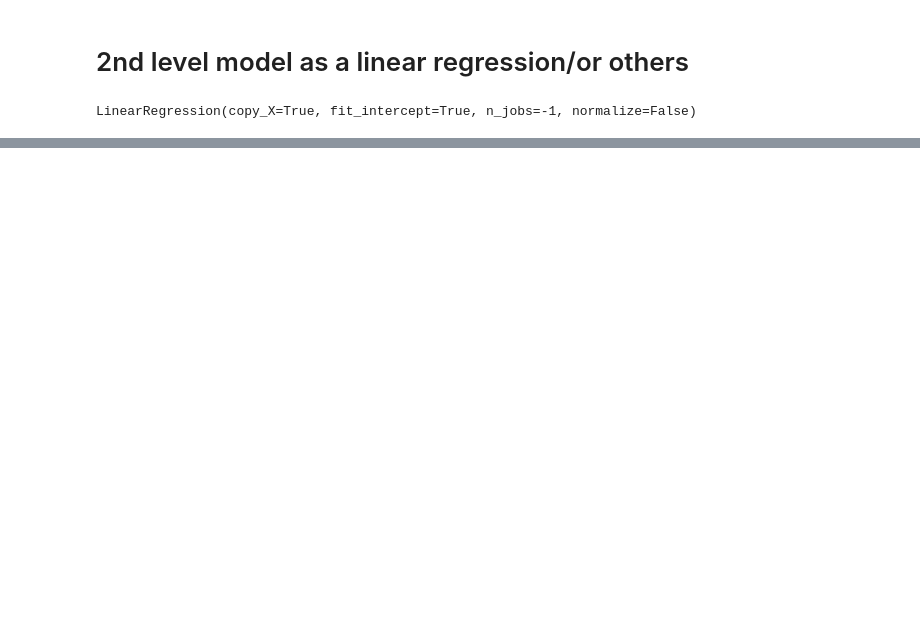
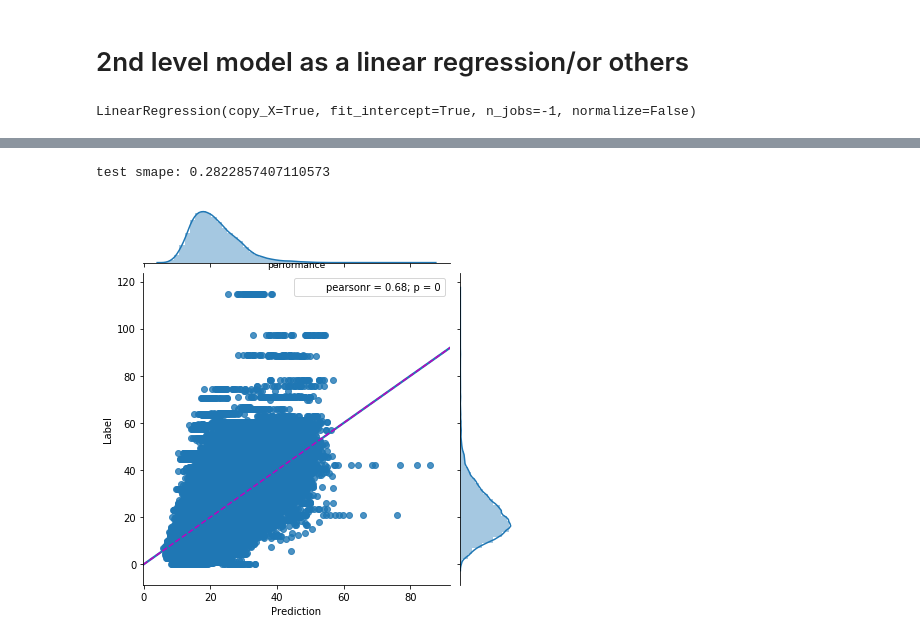
Before and after one commit to data-mining-not-found/air-quality-prediction, a Jupyter notebook: Released code/Version_2_0/10_model_ensemble.ipynb, the cells around one changed output, grey strips where cells are left out. Saved outputs shown, nothing was run; the diff lists cells and outputs as text; code cells hidden in the pictures; blank space fills up the shorter version.

```diff
--- a/Released code/Version_2_0/10_model_ensemble.ipynb
+++ b/Released code/Version_2_0/10_model_ensemble.ipynb
@@ -68,0 +70,4 @@ Y_PM25 = np.load("London/Y_PM25_test.npy")
+# %%
+# split the Y_PM25, X into training part and testing part
+train_X_PM10, test_X_PM10, train_Y_PM10, test_Y_PM10 = train_test_split(X, Y_PM10, test_size=0.2, random_state=11)
+print(train_X_PM10.shape, test_X_PM10.shape, train_Y_PM10.shape, test_Y_PM10.shape)
@@ -160,0 +173,21 @@ model_performance_sc_plot(ensemble_pred, train_Y_PM25, 'train')
+# %%
+xgb_val_pred=xgb.predict(train_X_PM10)
+xgb_test_pred=xgb.predict(test_X_PM10)
+lightgbm_val_pred=gbm.predict(train_X_PM10)
+lightgbm_test_pred=gbm.predict(test_X_PM10)
+lr_val_pred=lr.predict(train_X_PM10)
+lr_test_pred=lr.predict(test_X_PM10)
+# %%
+# to-do-list: model ensemble
+#Ensembling
+#To combine the 1st level model predictions,use a simple linear regression.
+#feeding the model with predictions&don't need a complex model
+#1st level: XGboost,lightbgm,linear regression
+#2st level: Linear Regression
+# Dataset that will be the train set of the ensemble model.
+first_level = pd.DataFrame(lightgbm_val_pred, columns=['lightgbm'])
+first_level['xgb'] = xgb_val_pred
+first_level['linear_regression'] = lr_val_pred
+#first_level['knn'] = lr_val_pred
+#first_level['label'] = Y_PM25.values
+first_level.head(20)
@@ -160,0 +225,14 @@ model_performance_sc_plot(ensemble_pred, train_Y_PM25, 'train')
+# %%
+meta_model = LinearRegression(n_jobs=-1)
+#first_level.drop('label', axis=1, inplace=True)
+meta_model.fit(first_level, train_Y_PM10)
+ensemble_pred = meta_model.predict(first_level)
+final_predictions = meta_model.predict(first_level_test)
+# %%
+print('test smape:', np.mean(np.abs(train_Y_PM10 - ensemble_pred) / (train_Y_PM10 + ensemble_pred) * 2))
+# %% [output]
+test smape: 0.2822857407110573
+# %%
+model_performance_sc_plot(ensemble_pred, train_Y_PM10, 'performance')
+# %% [output]
+[figure, added]
```
Also changed, not shown: parts of 20 cells of this notebook, 5 other files.
